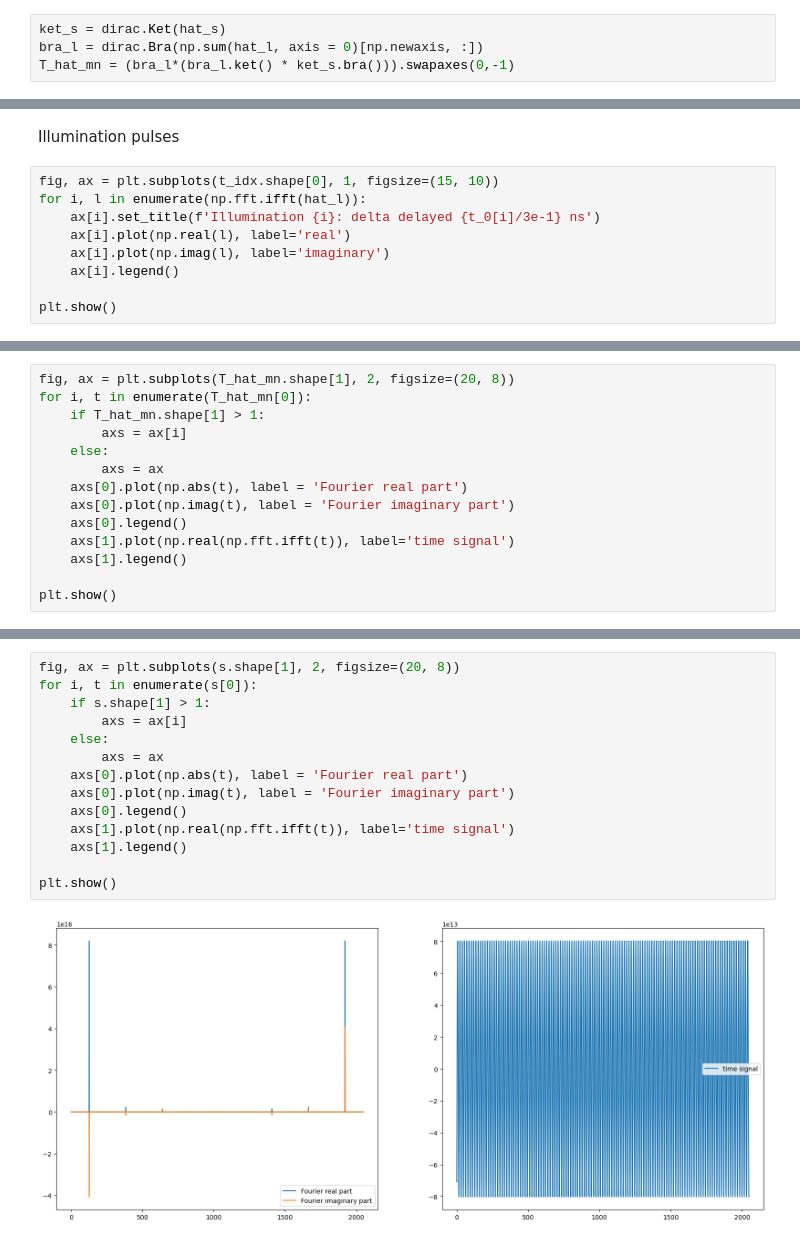
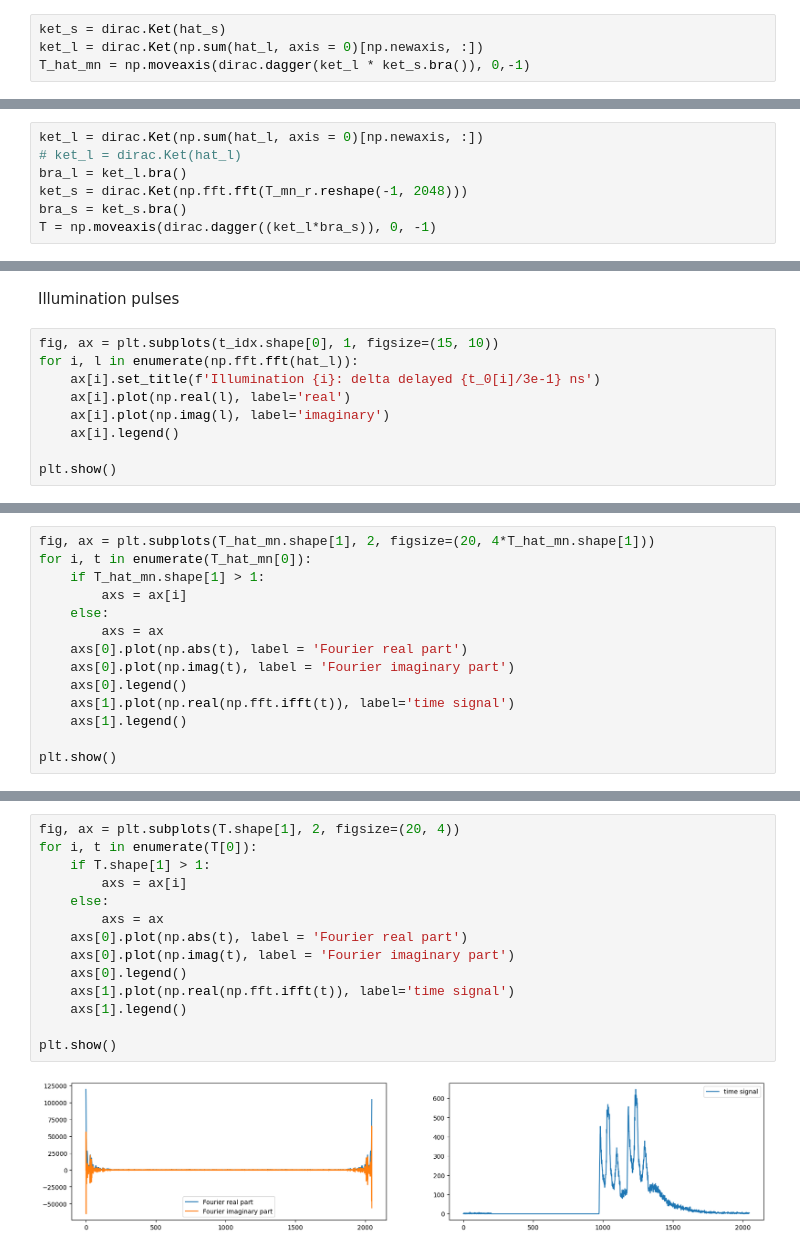
Before and after one commit to p-luesia/NLOS_dirac_not, a Jupyter notebook: experiments.ipynb, the cells around one changed output, grey strips where cells are left out. Saved outputs shown, nothing was run; the diff lists cells and outputs as text.

```diff
--- a/experiments.ipynb
+++ b/experiments.ipynb
@@ -98,5 +98,5 @@ $$ \hat{T}_{m,n}^t = \Ket{\hat{l}_n} \Bra{\hat{s}_m} $$
 $$ \left(\Bra{\hat{l}_n} \hat{T}_{m,n}^t\right)^\dagger = \Ket{\hat{s}_n} $$
 # %%
 ket_s = dirac.Ket(hat_s)
-bra_l = dirac.Bra(np.sum(hat_l, axis = 0)[np.newaxis, :])
-T_hat_mn = (bra_l*(bra_l.ket() * ket_s.bra())).swapaxes(0,-1)
+ket_l = dirac.Ket(np.sum(hat_l, axis = 0)[np.newaxis, :])
+T_hat_mn = np.moveaxis(dirac.dagger(ket_l * ket_s.bra()), 0,-1)
@@ -107,10 +103,17 @@ s = s.swapaxes(0,-1)
+# %%
+ket_l = dirac.Ket(np.sum(hat_l, axis = 0)[np.newaxis, :])
+# ket_l = dirac.Ket(hat_l)
+bra_l = ket_l.bra()
+ket_s = dirac.Ket(np.fft.fft(T_mn_r.reshape(-1, 2048)))
+bra_s = ket_s.bra()
+T = np.moveaxis(dirac.dagger((ket_l*bra_s)), 0, -1)
 # %% [markdown]
 ## Plotting
 # %% [markdown]
 Illumination pulses
 # %%
 fig, ax = plt.subplots(t_idx.shape[0], 1, figsize=(15, 10))
-for i, l in enumerate(np.fft.ifft(hat_l)):
+for i, l in enumerate(np.fft.fft(hat_l)):
     ax[i].set_title(f'Illumination {i}: delta delayed {t_0[i]/3e-1} ns')
     ax[i].plot(np.real(l), label='real')
     ax[i].plot(np.imag(l), label='imaginary')
@@ -122,5 +125,5 @@ plt.show()
 # %%
-fig, ax = plt.subplots(T_hat_mn.shape[1], 2, figsize=(20, 8))
+fig, ax = plt.subplots(T_hat_mn.shape[1], 2, figsize=(20, 4*T_hat_mn.shape[1]))
 for i, t in enumerate(T_hat_mn[0]):
     if T_hat_mn.shape[1] > 1:
         axs = ax[i]
@@ -138,16 +141,16 @@ NameError: name 'T_hat_mn' is not defined
 # %%
-fig, ax = plt.subplots(s.shape[1], 2, figsize=(20, 8))
-for i, t in enumerate(s[0]):
-    if s.shape[1] > 1:
+fig, ax = plt.subplots(T.shape[1], 2, figsize=(20, 4))
+for i, t in enumerate(T[0]):
+    if T.shape[1] > 1:
         axs = ax[i]
     else:
         axs = ax
     axs[0].plot(np.abs(t), label = 'Fourier real part')
     axs[0].plot(np.imag(t), label = 'Fourier imaginary part')
     axs[0].legend()
     axs[1].plot(np.real(np.fft.ifft(t)), label='time signal')
     axs[1].legend()
 
 plt.show()
 # %% [output]
-[figure, old version]
+[figure, new version]
```
Also changed, not shown: parts of 8 cells of this notebook, 1 other file.
